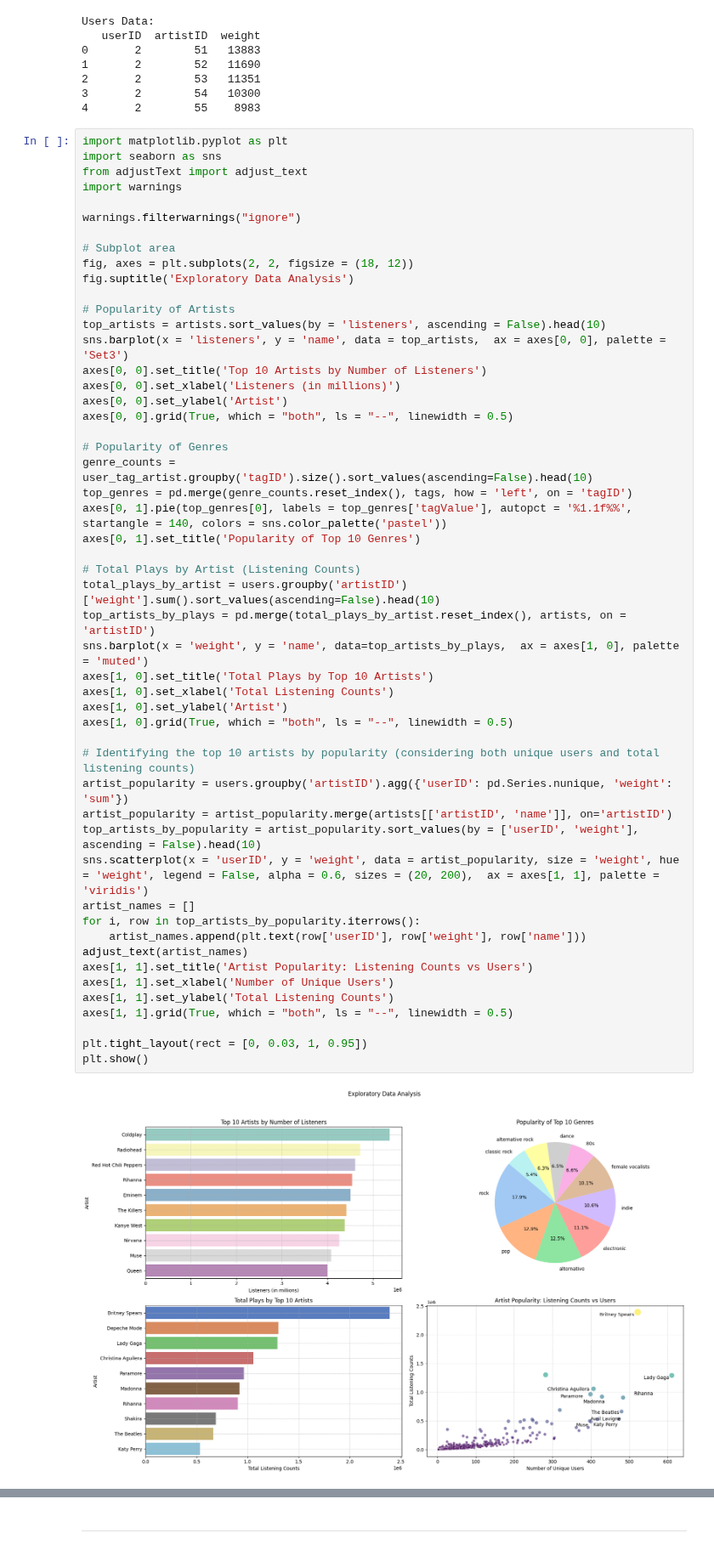
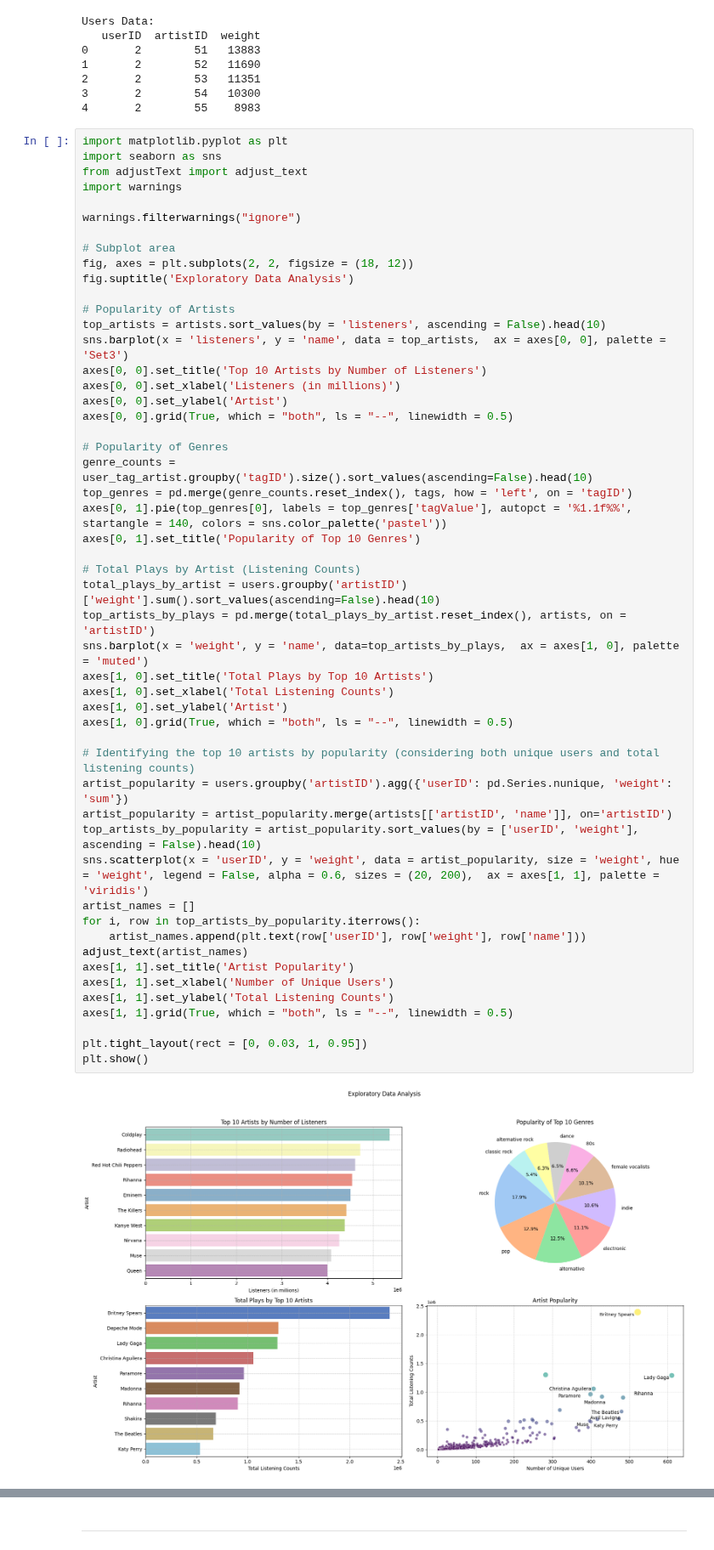
Before and after one commit to SergioCuencaNunez/ml3-music-recommender, a Jupyter notebook: main2.ipynb, the cells around one changed output, grey strips where cells are left out. Shown at 85% size. Saved outputs shown, nothing was run; the diff lists cells and outputs as text.

```diff
--- a/main2.ipynb
+++ b/main2.ipynb
@@ -137,35 +137,35 @@ axes[0, 0].grid(True, which = "both", ls = "--", linewidth = 0.5)
 genre_counts = user_tag_artist.groupby('tagID').size().sort_values(ascending=False).head(10)
 top_genres = pd.merge(genre_counts.reset_index(), tags, how = 'left', on = 'tagID')
 axes[0, 1].pie(top_genres[0], labels = top_genres['tagValue'], autopct = '%1.1f%%', startangle = 140, colors = sns.color_palette('pastel'))
 axes[0, 1].set_title('Popularity of Top 10 Genres')
 
 # Total Plays by Artist (Listening Counts)
 total_plays_by_artist = users.groupby('artistID')['weight'].sum().sort_values(ascending=False).head(10)
 top_artists_by_plays = pd.merge(total_plays_by_artist.reset_index(), artists, on = 'artistID')
 sns.barplot(x = 'weight', y = 'name', data=top_artists_by_plays,  ax = axes[1, 0], palette = 'muted')
 axes[1, 0].set_title('Total Plays by Top 10 Artists')
 axes[1, 0].set_xlabel('Total Listening Counts')
 axes[1, 0].set_ylabel('Artist')
 axes[1, 0].grid(True, which = "both", ls = "--", linewidth = 0.5)
 
 # Identifying the top 10 artists by popularity (considering both unique users and total listening counts)
 artist_popularity = users.groupby('artistID').agg({'userID': pd.Series.nunique, 'weight': 'sum'})
 artist_popularity = artist_popularity.merge(artists[['artistID', 'name']], on='artistID')
 top_artists_by_popularity = artist_popularity.sort_values(by = ['userID', 'weight'], ascending = False).head(10)
 sns.scatterplot(x = 'userID', y = 'weight', data = artist_popularity, size = 'weight', hue = 'weight', legend = False, alpha = 0.6, sizes = (20, 200),  ax = axes[1, 1], palette = 'viridis')
 artist_names = []
 for i, row in top_artists_by_popularity.iterrows():
     artist_names.append(plt.text(row['userID'], row['weight'], row['name']))
 adjust_text(artist_names)
-axes[1, 1].set_title('Artist Popularity: Listening Counts vs Users')
+axes[1, 1].set_title('Artist Popularity')
 axes[1, 1].set_xlabel('Number of Unique Users')
 axes[1, 1].set_ylabel('Total Listening Counts')
 axes[1, 1].grid(True, which = "both", ls = "--", linewidth = 0.5)
 
 plt.tight_layout(rect = [0, 0.03, 1, 0.95])
 plt.show()
 # %% [output]
-[figure, old version]
+[figure, new version]
 # %% [markdown]
 ## <span style="font-family: Latin Modern Roman; font-size: 20px; font-style: italic;"> Insights Gained from Initial Exploration </span>
 <div style="text-align: justify;">
```
Also changed, not shown: parts of 1 cell of this notebook.
